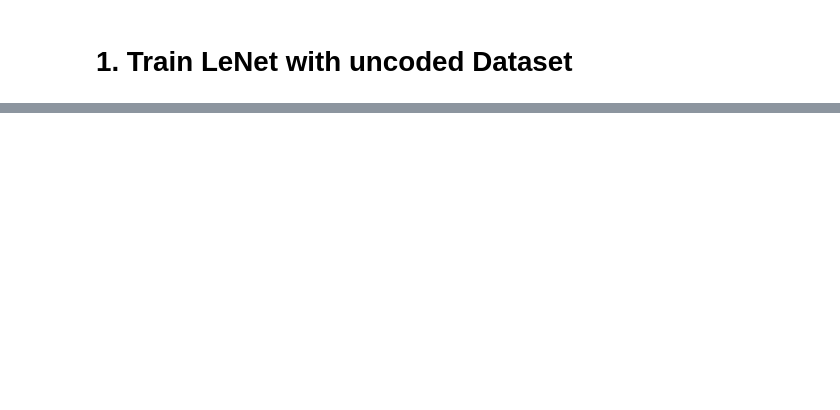
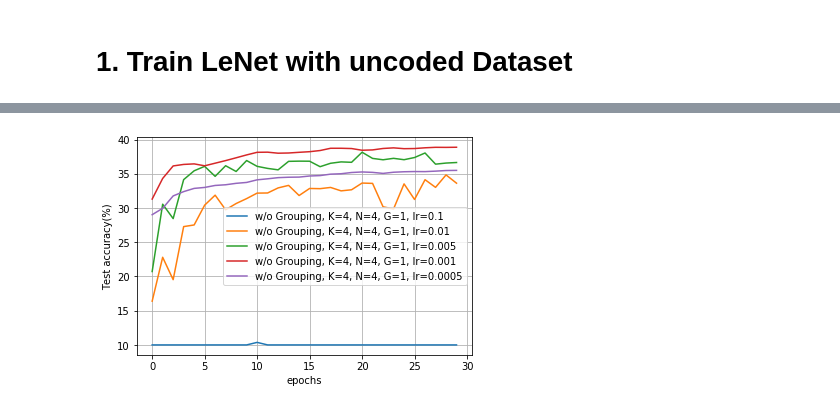
Before and after one commit to jinhyun-so/CodedPrivateNN, a Jupyter notebook: BACC_CIFAR10.ipynb, the cells around one changed output, grey strips where cells are left out. Cells and saved outputs as stored; diff of their text form; code cells hidden in the pictures; blank space fills up the shorter version.

```diff
--- a/BACC_CIFAR10.ipynb
+++ b/BACC_CIFAR10.ipynb
@@ -122,0 +624,19 @@ def validation(model, testloader, criterion):
+# %%
+# lr_array = [0.1, 0.01, 0.005, 0.001,0.0005]
+
+plt.plot(acc_test_arr_K4_G1[0,0,0,0:30],label='w/o Grouping, K=4, N=4, G=1, lr=0.1' )
+plt.plot(acc_test_arr_K4_G1[0,1,0,0:30],label='w/o Grouping, K=4, N=4, G=1, lr=0.01' )
+plt.plot(acc_test_arr_K4_G1[0,2,0,0:30],label='w/o Grouping, K=4, N=4, G=1, lr=0.005' )
+plt.plot(acc_test_arr_K4_G1[0,3,0,0:30],label='w/o Grouping, K=4, N=4, G=1, lr=0.001' )
+plt.plot(acc_test_arr_K4_G1[0,4,0,0:30],label='w/o Grouping, K=4, N=4, G=1, lr=0.0005' )
+
+
+# plt.plot(acc_test_arr_uncoded,'r',label='uncoded')
+plt.legend()
+plt.grid()
+# plt.title(title_name)
+plt.xlabel('epochs')
+plt.ylabel('Test accuracy(%)')
+plt.show()
+# %% [output]
+[figure, added]
```
Also changed, not shown: parts of 16 cells of this notebook, 7 other files.
